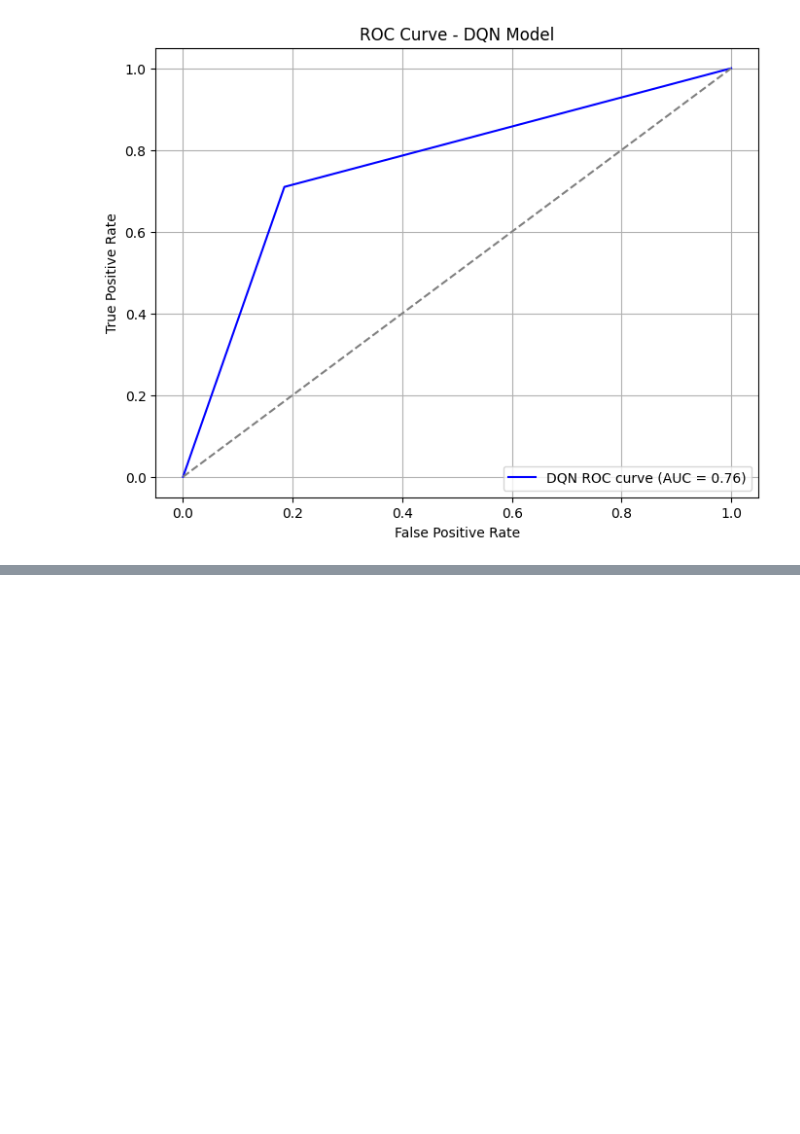
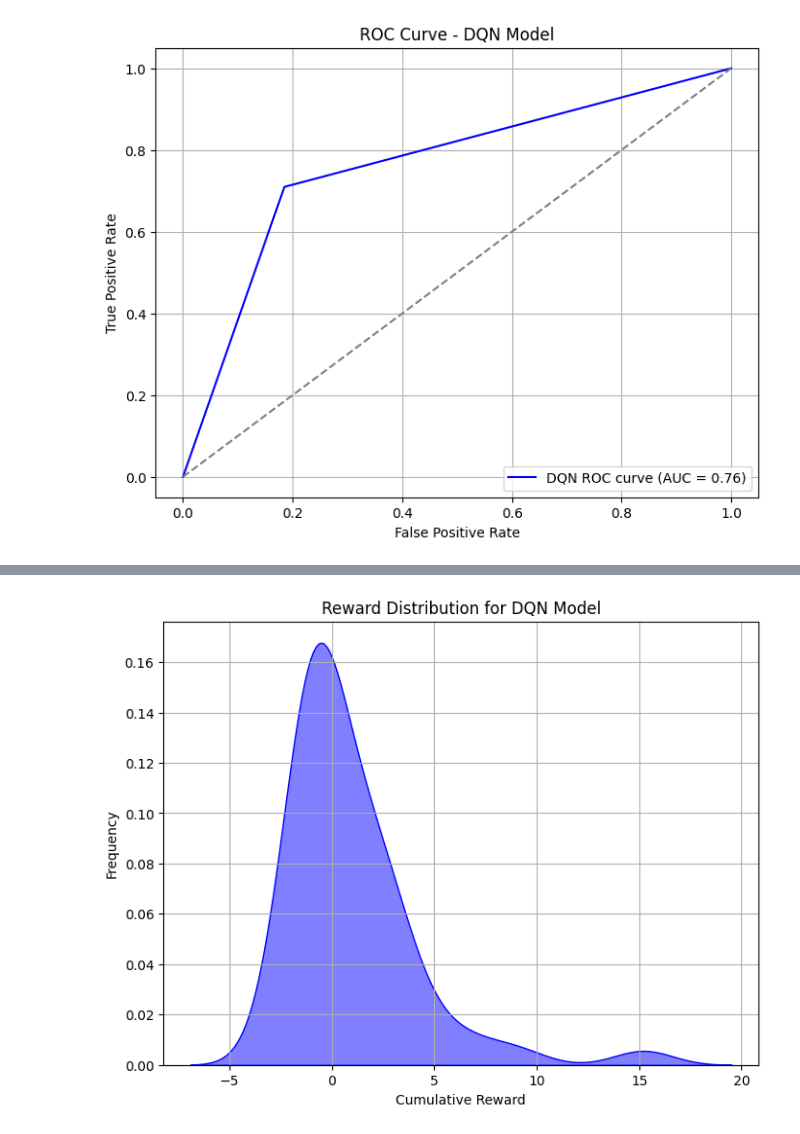
Before and after one commit to darthvader58/Code-Lab_RL_PriorityObs, a Jupyter notebook: DQN.ipynb, the cells around one changed output, grey strips where cells are left out. Drawn from its saved outputs; the diff is of its cells as text; code cells hidden in the pictures; blank space fills up the shorter version.

```diff
--- a/DQN.ipynb
+++ b/DQN.ipynb
@@ -301,3 +301,17 @@ plt.grid(True)
 plt.show()
 # %% [output]
 [figure]
+# %%
+#plt.figure(figsize=(8,6))
+%pip install seaborn
+import seaborn as sns
+
+fig, ax = plt.subplots(figsize=(8, 6))
+sns.kdeplot(eval_rewards, ax=ax, fill=True, color='blue', alpha=0.5)
+#plt.hist(eval_rewards, bins=20, edgecolor="black", alpha=0.75)
+plt.xlabel("Cumulative Reward")
+plt.ylabel("Frequency")
+plt.title("Reward Distribution for DQN Model")
+plt.grid(True)
+plt.show()
+# %% [output]
@@ -303,0 +334 @@ plt.show()
+[figure, added]
```
Also changed, not shown: parts of 1 cell of this notebook, 3 other files.
